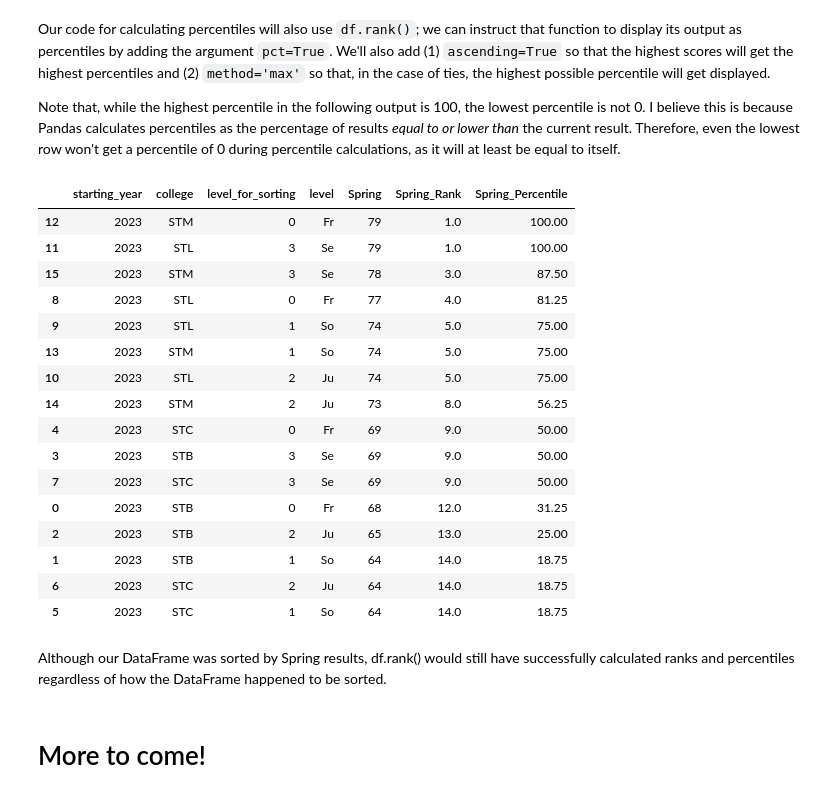
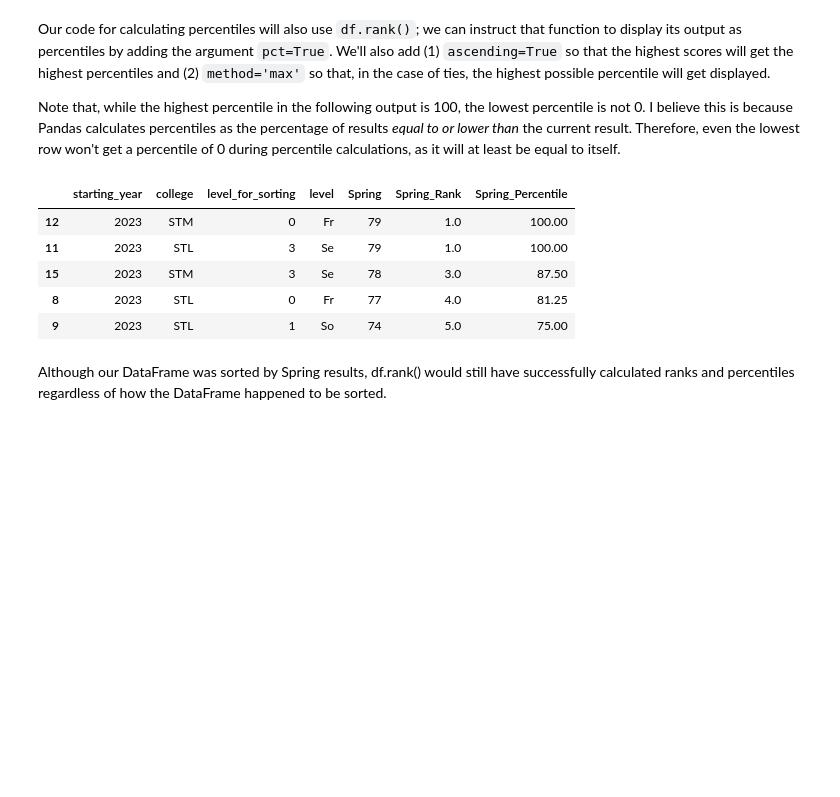
Before and after one commit to kburchfiel/pfn_2, a Jupyter notebook: Descriptive_Stats/descriptive_stats.ipynb, the cells around one changed output. Cells and saved outputs as stored; diff of their text form; code cells hidden in the pictures; blank space fills up the shorter version.

```diff
--- a/Descriptive_Stats/descriptive_stats.ipynb
+++ b/Descriptive_Stats/descriptive_stats.ipynb
@@ -382,26 +442,13 @@ Note that, while the highest percentile in the following output is 100, the lowe
 # %%
 df_spring_ranks['Spring_Percentile'] = 100 * df_spring_ranks['Spring'].rank(
     ascending=True, pct=True, method='max')
-df_spring_ranks
+df_spring_ranks.head()
 # %% [output]
 |  | starting_year | college | level_for_sorting | level | Spring | Spring_Rank | Spring_Percentile |
 | 12 | 2023 | STM | 0 | Fr | 79 | 1.0 | 100.00 |
 | 11 | 2023 | STL | 3 | Se | 79 | 1.0 | 100.00 |
 | 15 | 2023 | STM | 3 | Se | 78 | 3.0 | 87.50 |
 | 8 | 2023 | STL | 0 | Fr | 77 | 4.0 | 81.25 |
 | 9 | 2023 | STL | 1 | So | 74 | 5.0 | 75.00 |
-| 13 | 2023 | STM | 1 | So | 74 | 5.0 | 75.00 |
-| 10 | 2023 | STL | 2 | Ju | 74 | 5.0 | 75.00 |
-| 14 | 2023 | STM | 2 | Ju | 73 | 8.0 | 56.25 |
-| 4 | 2023 | STC | 0 | Fr | 69 | 9.0 | 50.00 |
-| 3 | 2023 | STB | 3 | Se | 69 | 9.0 | 50.00 |
-| 7 | 2023 | STC | 3 | Se | 69 | 9.0 | 50.00 |
-| 0 | 2023 | STB | 0 | Fr | 68 | 12.0 | 31.25 |
-| 2 | 2023 | STB | 2 | Ju | 65 | 13.0 | 25.00 |
-| 1 | 2023 | STB | 1 | So | 64 | 14.0 | 18.75 |
-| 6 | 2023 | STC | 2 | Ju | 64 | 14.0 | 18.75 |
-| 5 | 2023 | STC | 1 | So | 64 | 14.0 | 18.75 |
 # %% [markdown]
 Although our DataFrame was sorted by Spring results, df.rank() would still have successfully calculated ranks and percentiles regardless of how the DataFrame happened to be sorted.
-# %% [markdown]
-# More to come!
```
Also changed, not shown: parts of 29 cells of this notebook, 5 other files.
